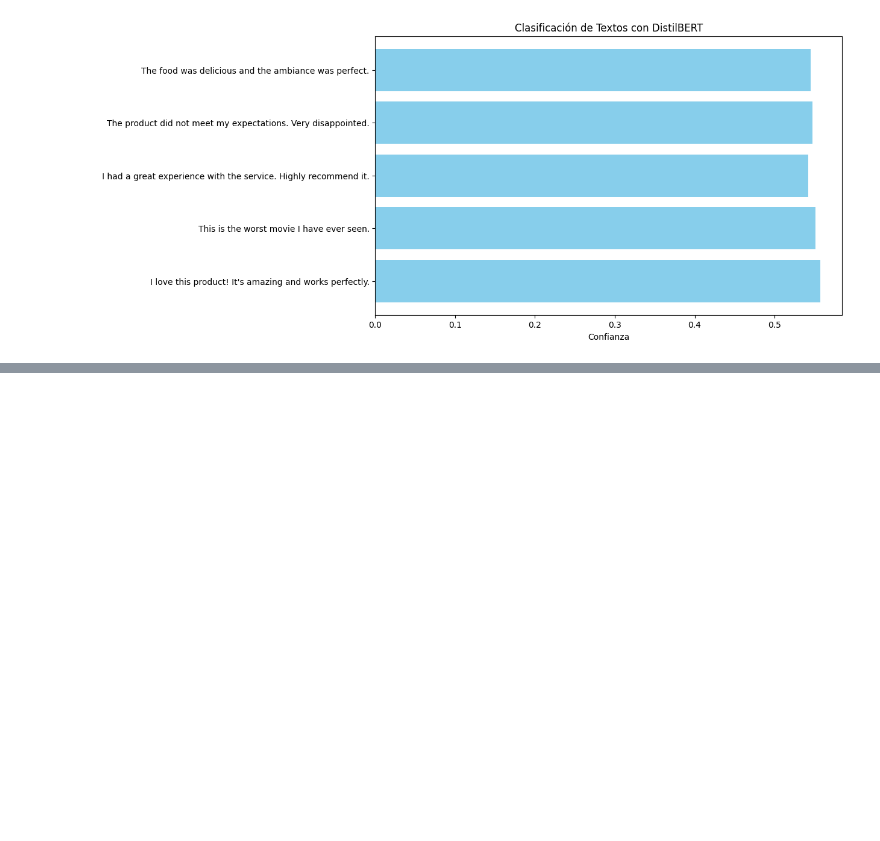
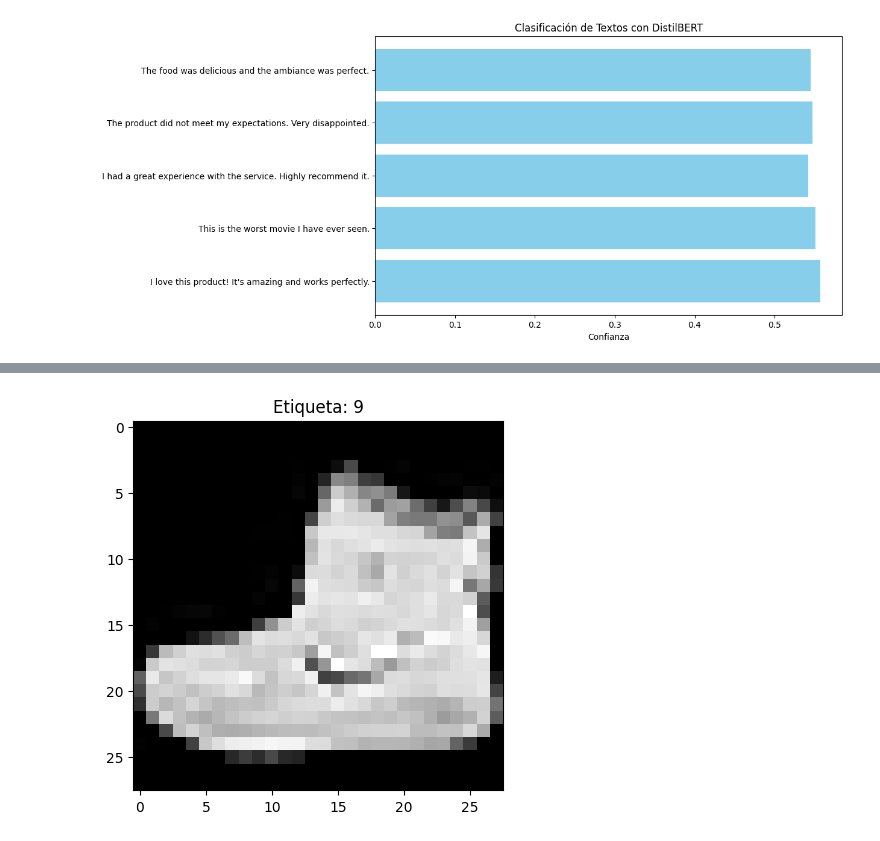
Before and after one commit to farfanemmanuel09-create/-Nombra-el-repositorio2, a Jupyter notebook: INTELIGENCIA_ARTIFICIAL_McCullochPitts_.ipynb, the cells around one changed output, grey strips where cells are left out. Drawn from its saved outputs; the diff is of its cells as text; code cells hidden in the pictures; blank space fills up the shorter version.

```diff
--- a/INTELIGENCIA_ARTIFICIAL_McCullochPitts_.ipynb
+++ b/INTELIGENCIA_ARTIFICIAL_McCullochPitts_.ipynb
@@ -886,0 +913,9 @@ plt.show()
+# %%
+# Cargar el conjunto de datos Fashion MNIST
+(train_images, train_labels), (test_images, test_labels) = tf.keras.datasets.fashion_mnist.load_data()
+
+# Ver las formas de los datos
+print(f'Forma de los datos de entrenamiento: {train_images.shape}')
+print(f'Forma de las etiquetas de entrenamiento: {train_labels.shape}')
+print(f'Forma de los datos de prueba: {test_images.shape}')
+print(f'Forma de las etiquetas de prueba: {test_labels.shape}')
@@ -886,0 +935,15 @@ plt.show()
+# %%
+# Normalizar las imágenes de entrenamiento y prueba
+train_images = train_images / 255.0
+test_images = test_images / 255.0
+
+# Añadir una dimensión extra para que las imágenes tengan forma (28, 28, 1)
+train_images = train_images.reshape((train_images.shape[0], 28, 28, 1))
+test_images = test_images.reshape((test_images.shape[0], 28, 28, 1))
+
+# Ver una imagen para comprobar la normalización
+plt.imshow(train_images[0].reshape(28, 28), cmap='gray')
+plt.title(f'Etiqueta: {train_labels[0]}')
+plt.show()
+# %% [output]
+[figure, added]
```
Also changed, not shown: parts of 10 cells of this notebook.
